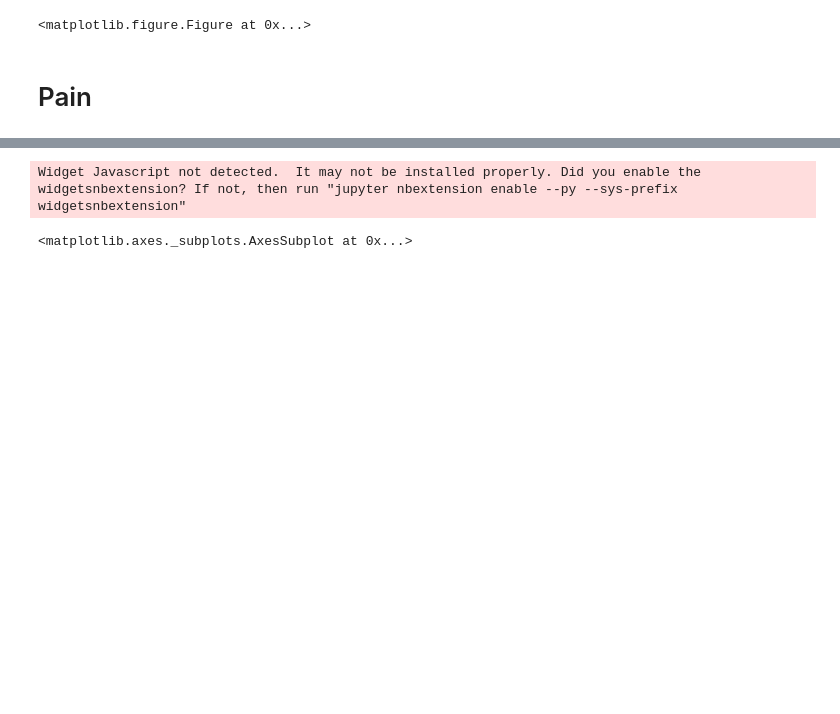
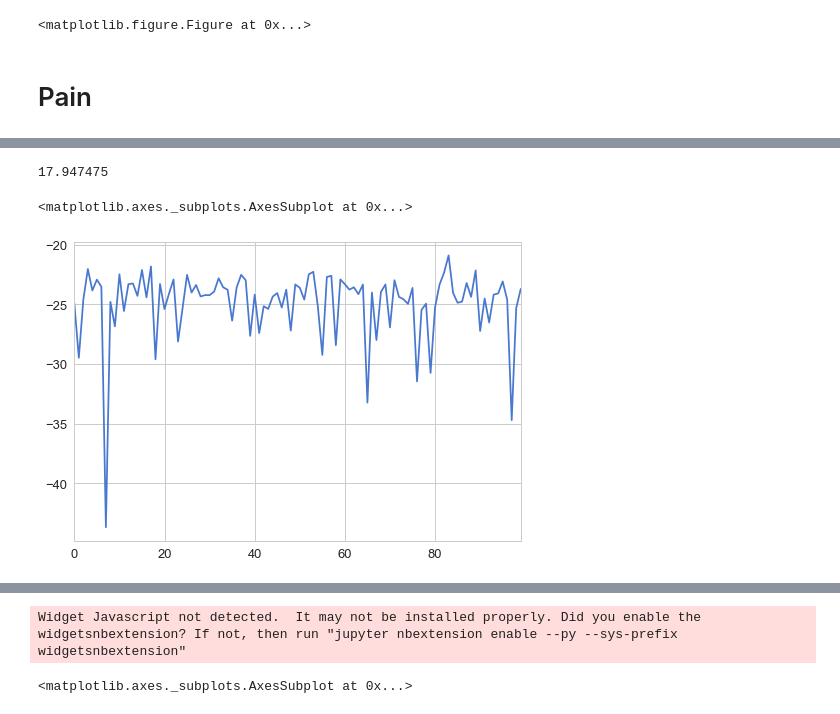
Before and after one commit to fredcallaway/gymrats, a Jupyter notebook: scratch.ipynb, the cells around one changed output, grey strips where cells are left out. Drawn from its saved outputs; the diff is of its cells as text; code cells hidden in the pictures; blank space fills up the shorter version.

```diff
--- a/scratch.ipynb
+++ b/scratch.ipynb
@@ -193,0 +207,14 @@ best_finished = Node(state=(8, 9), path=[1, 1, 1, 1, 2, 2, 2, 1, 2, 2, 1, 2, 1,
+# %%
+sns.set_style('whitegrid')
+qdf = pd.DataFrame(np.concatenate(policy.saved['w'], 1).T)
+(qdf[1] + qdf[0]).plot()
+# qdf.plot()
+# %%
+policy.V._sigma_y.eval()
+# %% [output]
+17.947475
+# %%
+df['return'].plot()
+# %% [output]
+<matplotlib.axes._subplots.AxesSubplot at 0x...>
+[figure, added]
```
Also changed, not shown: parts of 9 cells of this notebook, 3 other files.
